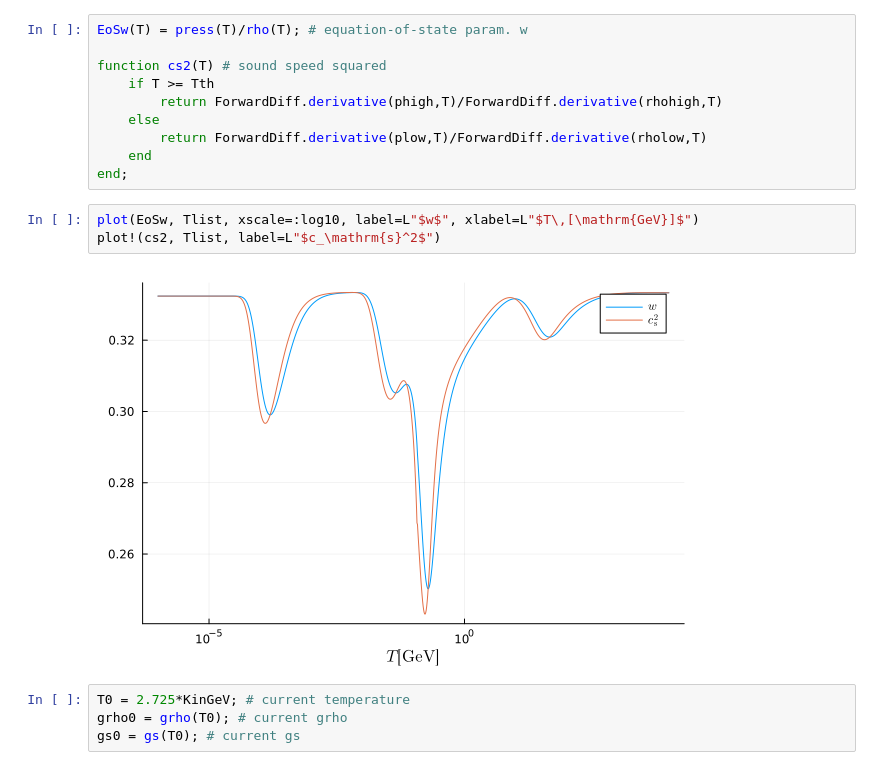
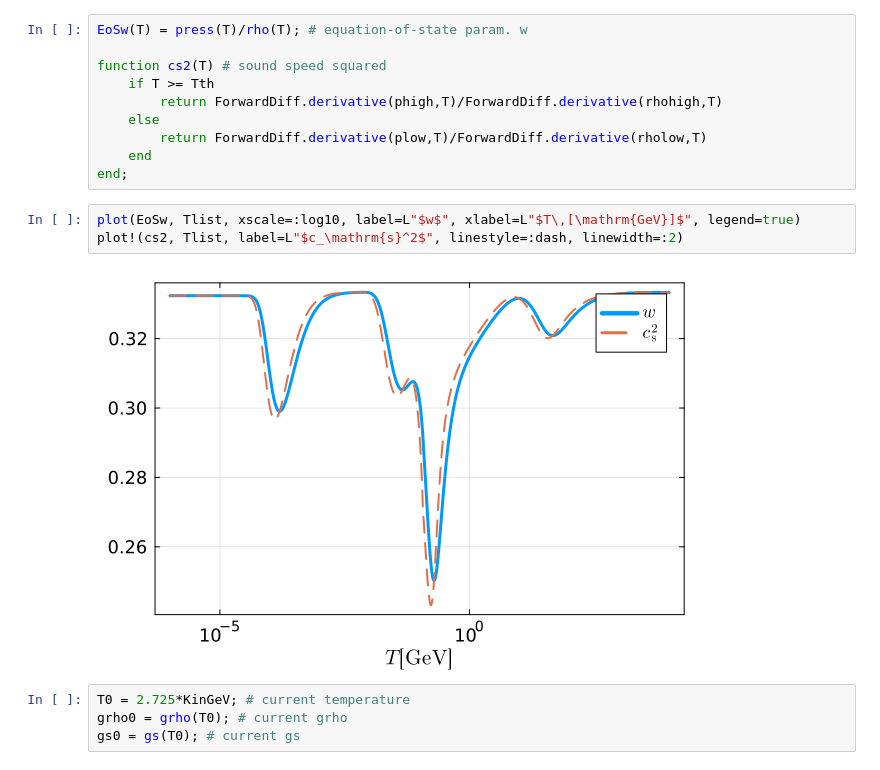
Before and after one commit to NekomammaT/SIGW_QCD, a Jupyter notebook: SIGW_QCD_WKB.ipynb, the cells around one changed output. Cells and saved outputs as stored; diff of their text form.

```diff
--- a/SIGW_QCD_WKB.ipynb
+++ b/SIGW_QCD_WKB.ipynb
@@ -134,10 +134,10 @@ function cs2(T) # sound speed squared
     end
 end;
 # %%
-plot(EoSw, Tlist, xscale=:log10, label=L"$w$", xlabel=L"$T\,[\mathrm{GeV}]$")
-plot!(cs2, Tlist, label=L"$c_\mathrm{s}^2$")
+plot(EoSw, Tlist, xscale=:log10, label=L"$w$", xlabel=L"$T\,[\mathrm{GeV}]$", legend=true)
+plot!(cs2, Tlist, label=L"$c_\mathrm{s}^2$", linestyle=:dash, linewidth=:2)
 # %% [output]
-[figure, old version]
+[figure, new version]
 # %%
 T0 = 2.725*KinGeV; # current temperature
 grho0 = grho(T0); # current grho
```
Also changed, not shown: parts of 13 cells of this notebook.
